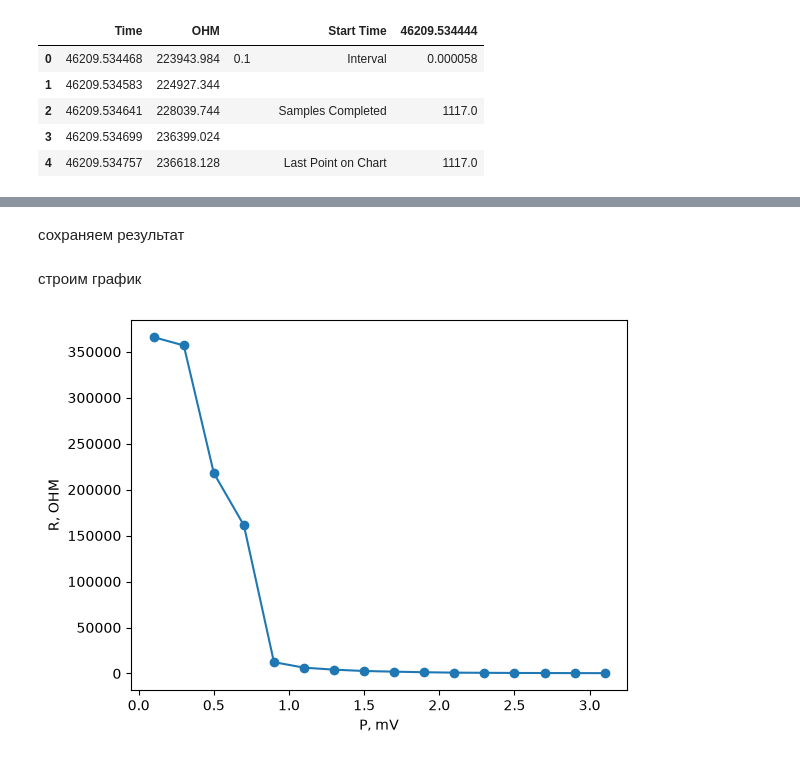
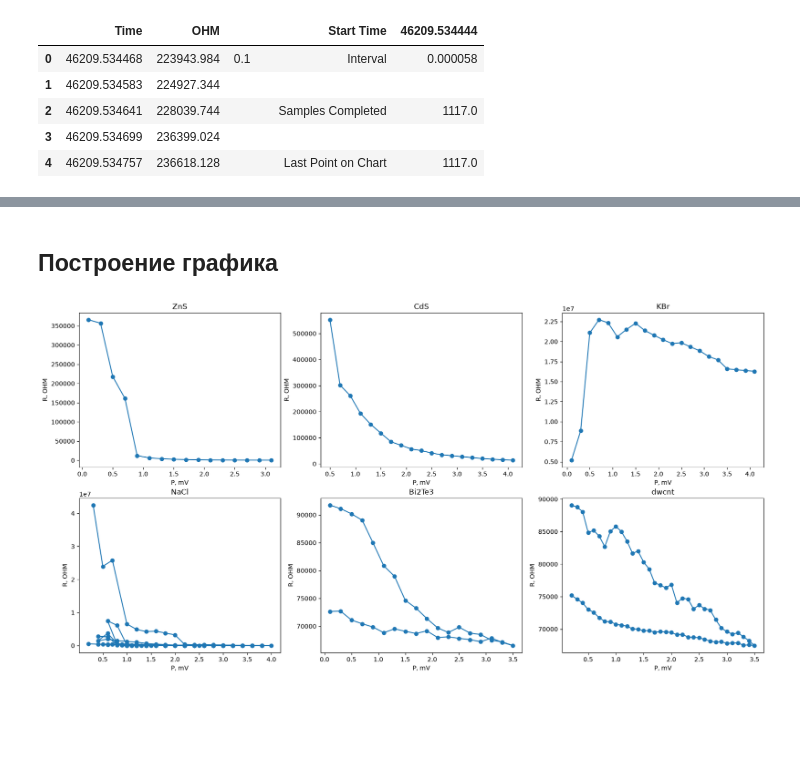
Before and after one commit to anna-am/pressure-calibration, a Jupyter notebook: pressure_calibration.ipynb, the cells around one changed output, grey strips where cells are left out. Saved outputs shown, nothing was run; the diff lists cells and outputs as text; code cells hidden in the pictures; blank space fills up the shorter version.

```diff
--- a/pressure_calibration.ipynb
+++ b/pressure_calibration.ipynb
@@ -5,12 +25,11 @@ import xlrd
 import pandas as pd
 from pathlib import Path
 import matplotlib.pyplot as plt
+from scripts.data_processing import inp, fill_press, avg_last, save
 
 file_name = 'ZnS.xls'
-file_path = Path('data/raw') / file_name
 
-
-book = xlrd.open_workbook(file_path)
+book = xlrd.open_workbook(Path('data/raw') / file_name)
 sheet = book.sheet_by_index(0)
 
 data = []
@@ -101,2 +92,0 @@ result
-# %% [markdown]
-сохраняем результат
@@ -108,19 +93,42 @@ result.to_excel(output_file, index=False)
 # %% [markdown]
-строим график
+## Построение графика
 # %%
-plt.plot(
-	result['P, mV'],
-	result['R, OHM'],
-	marker='o'
-)
+fig, axes = plt.subplots(nrows=2, ncols=3, figsize=(20, 10))
 
-plt.xlabel('P, mV')
-plt.ylabel('R, OHM')
 
-graph_file = f"graph_{name}_averaged.png"
+axes[0,0].plot(processed['ZnS']['P, mV'], processed['ZnS']['R, OHM'], marker='o')
+axes[0,0].set_xlabel('P, mV')
+axes[0,0].set_ylabel('R, OHM')
+axes[0,0].set_title('ZnS')
 
+axes[0,1].plot(processed['CdS']['P, mV'], processed['CdS']['R, OHM'], marker='o')
+axes[0,1].set_xlabel('P, mV')
+axes[0,1].set_ylabel('R, OHM')
+axes[0,1].set_title('CdS')
+
+axes[0,2].plot(processed['KBr']['P, mV'], processed['KBr']['R, OHM'], marker='o')
+axes[0,2].set_xlabel('P, mV')
+axes[0,2].set_ylabel('R, OHM')
+axes[0,2].set_title('KBr')
+
+axes[1,0].plot(processed['NaCl']['P, mV'], processed['NaCl']['R, OHM'], marker='o')
+axes[1,0].set_xlabel('P, mV')
+axes[1,0].set_ylabel('R, OHM')
+axes[1,0].set_title('NaCl')
+
+axes[1,1].plot(processed['Bi2Te3']['P, mV'], processed['Bi2Te3']['R, OHM'], marker='o')
+axes[1,1].set_xlabel('P, mV')
+axes[1,1].set_ylabel('R, OHM')
+axes[1,1].set_title('Bi2Te3')
+
+axes[1,2].plot(processed['dwcnt']['P, mV'], processed['dwcnt']['R, OHM'], marker='o')
+axes[1,2].set_xlabel('P, mV')
+axes[1,2].set_ylabel('R, OHM')
+axes[1,2].set_title('dwcnt')
+
+#graph_file = f"graph_averaged.png"
 #plt.savefig(graph_file)
-#plt.close()
+
 plt.show()
 # %% [output]
-[figure, old version]
+[figure, new version]
```
Also changed, not shown: parts of 11 cells of this notebook, 8 other files.
